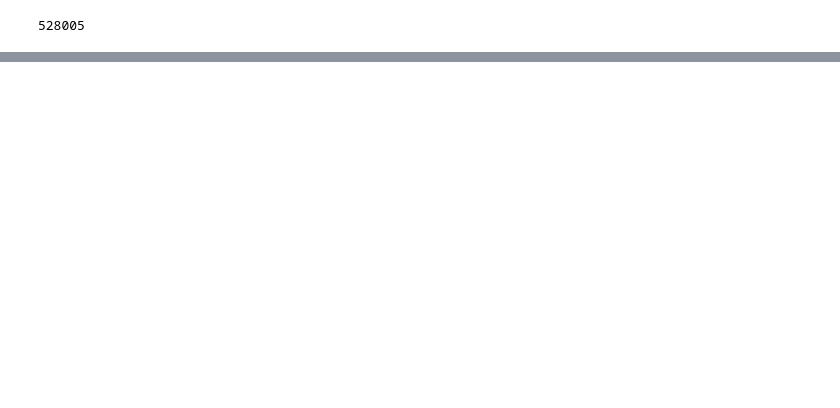
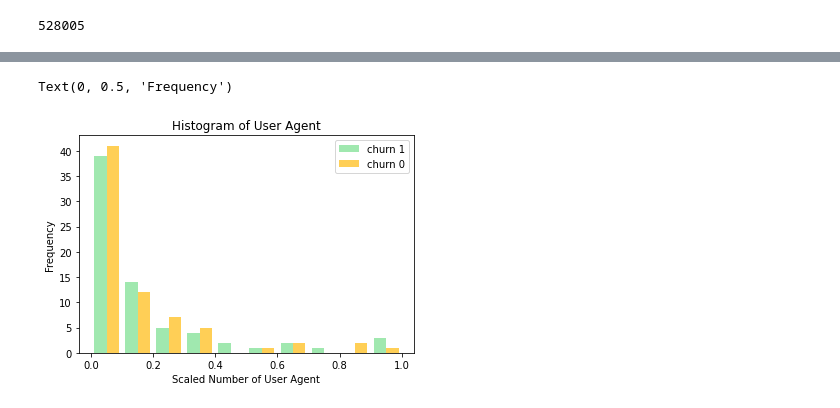
Before and after one commit to AlexWangVT/sparkify_capstone, a Jupyter notebook: Sparkify.ipynb, the cells around one changed output, grey strips where cells are left out. Cells and saved outputs as stored; diff of their text form; code cells hidden in the pictures; blank space fills up the shorter version.

```diff
--- a/Sparkify.ipynb
+++ b/Sparkify.ipynb
@@ -235,7 +237,7 @@ count_churn_1 = df_data_1.filter(df_data_1.Churn == 1).select('length').show()
 +------+
 only showing top 20 rows
 # %%
-cols = ('artist' ,'firstName', 'lastName', 'length', 'song')
+cols = ('artist' ,'firstName', 'lastName', 'length', 'song', 'registration')
 df_drop = df_data_1.drop(*cols)
 df_drop.printSchema()
 # %% [output]
@@ -260,3 +261,12 @@ df_drop = df_drop.na.drop()
 df_drop.count()
 # %% [output]
 528005
+# %%
+# Remove error records of column "page"
+df_drop = df_drop.filter(df_drop.page != 'Error')
+# %%
+# Drop duplicates
+# Drop page column because we already get dummy variables for this column
+df_cleaned = df_drop.drop_duplicates()
+df_cleaned = df_cleaned.drop('page')
+df_cleaned.count()
@@ -262,0 +305,7 @@ df_drop.count()
+# %%
+df_1 = df_cleaned.groupBy('Churn', 'userAgent').count().filter(df_cleaned.Churn == 1).toPandas().rename(columns={"count": "count_1"})
+df_0 = df_cleaned.groupBy('Churn', 'userAgent').count().filter(df_cleaned.Churn == 0).toPandas().rename(columns={"count": "count_0"})
+df_combined = pd.concat([df_1['count_1'], df_0['count_0']], axis = 1)
+df_combined['count_1'] = (df_combined['count_1'] - df_combined['count_1'].min()) / (df_combined['count_1'].max() - df_combined['count_1'].min())
+df_combined['count_0'] = (df_combined['count_0'] - df_combined['count_0'].min()) / (df_combined['count_0'].max() - df_combined['count_0'].min())
+df_combined.head()
@@ -262,0 +319,9 @@ df_drop.count()
+# %%
+plt.hist(df_combined, color=['#A0E8AF', '#FFCF56'])
+plt.legend(['churn 1', 'churn 0'])
+plt.title('Histogram of User Agent')
+plt.xlabel('Scaled Number of User Agent')
+plt.ylabel('Frequency')
+# %% [output]
+Text(0, 0.5, 'Frequency')
+[figure, added]
```
Also changed, not shown: parts of 16 cells of this notebook.
